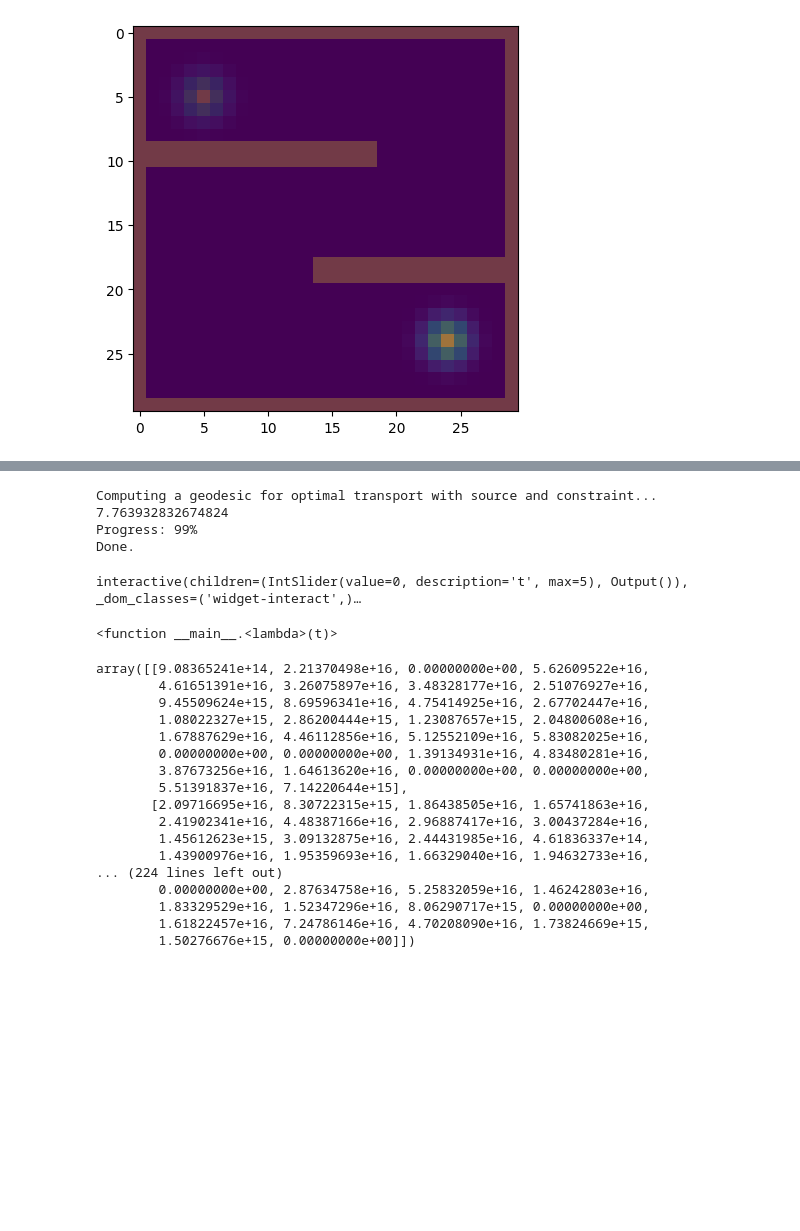
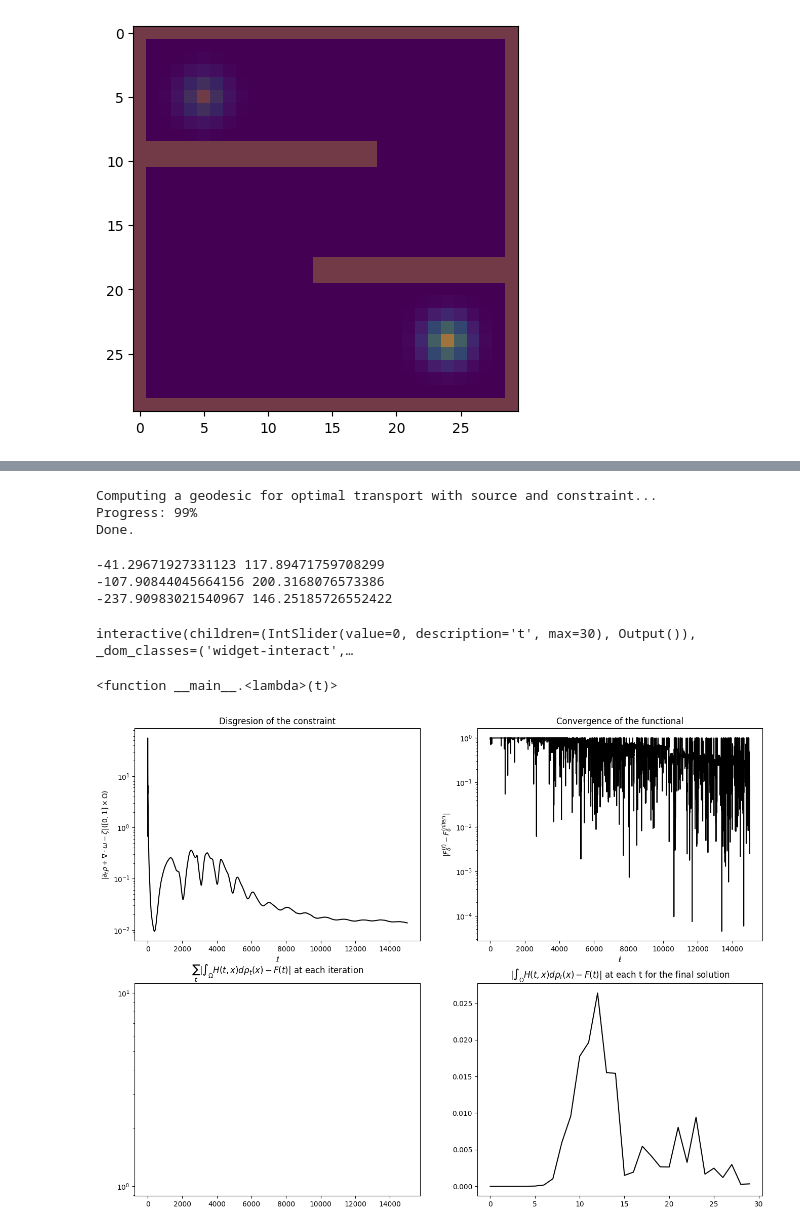
Before and after one commit to mao1756/pdot, a Jupyter notebook: exploratory/wfr_proximal_test.ipynb, the cells around one changed output, grey strips where cells are left out. Saved outputs shown, nothing was run; the diff lists cells and outputs as text; code cells hidden in the pictures; blank space fills up the shorter version.

```diff
--- a/exploratory/wfr_proximal_test.ipynb
+++ b/exploratory/wfr_proximal_test.ipynb
@@ -719,11 +745,18 @@ for i in range(T):
 # %%
 ll=(1.0, 1.0, 1.0)
-x, lists = computeGeodesic(rho_0, rho_1, T, ll, H, F, p= 2.0, q=2.0, delta=1.0, niter=1000)
+x, lists = computeGeodesic(rho_0, rho_1, T, ll, H, F, p= 2.0, q=2.0, delta=1.0, niter=15000) #alpha = 0.018, gamma = max(rho_0.max(), rho_1.max())/15)
 # %% [output]
 Computing a geodesic for optimal transport with source and constraint...
-7.763932832674824
 Progress: 99%
 Done.
+# %%
+print(x.V.Z.min(), x.V.Z.max())
+print(x.V.D[1].min(), x.V.D[1].max())
+print(x.V.D[2].min(), x.V.D[2].max())
+# %% [output]
+-41.29671927331123 117.89471759708299
+-107.90844045664156 200.3168076573386
+-237.90983021540967 146.25185726552422
 # %%
 def plot_maze_2(t, x, H, xx, yy, rho_0, rho_1, ismask=False):
     f, axes = plt.subplots(1, 3, figsize=[10, 5])
@@ -740,7 +773,7 @@ def plot_maze_2(t, x, H, xx, yy, rho_0, rho_1, ismask=False):
     elif t>=T:
         ax1.imshow(H[T-1])
         ax1.imshow(rho_1, alpha=0.5)
-        ims2 = ax2.imshow(x.V.Z[T-1], vmin=-40, vmax=40)
+        ims2 = ax2.imshow(x.V.Z[T-1], vmin=-5, vmax=5)
         cbar1 = f.colorbar(ims2, ax=ax2, shrink=0.47)
         ax3.quiver(xx, yy, x.V.D[2][T-1], x.V.D[1][T-1], cmap="gray_r")
         ax3.invert_yaxis()
@@ -751,11 +784,11 @@ def plot_maze_2(t, x, H, xx, yy, rho_0, rho_1, ismask=False):
             ax1.imshow(masked1)
         else:
             ax1.imshow(H[t])
-            ax1.imshow(x.V.D[0][t])
+            ax1.imshow(x.V.D[0][t], alpha=0.5)
         masked = np.ma.masked_where(np.abs(x.V.Z[t]) < 1e-3 , x.V.Z[t])
         cmap = plt.cm.viridis
         cmap.set_bad(color='white')  # Set color for masked values (zero values)
-        ims2 = ax2.imshow(masked, vmin=-40, vmax=40)
+        ims2 = ax2.imshow(masked, vmin=-5, vmax=5)
         cbar1 = f.colorbar(ims2, ax=ax2, shrink=0.47)
         ax3.quiver(xx, yy, x.V.D[2][t], x.V.D[1][t], cmap="gray_r")
         ax3.invert_yaxis()
@@ -767,25 +800,32 @@ def plot_maze_2(t, x, H, xx, yy, rho_0, rho_1, ismask=False):
 plot_elements9 = [x.copy(), H.copy(), xx, yy, rho_0.copy(), rho_1.copy(), False]
 interact(lambda t: plot_maze_2(t, *plot_elements9), t=widgets.IntSlider(min=0, max=T, step=1, value=0))
 # %% [output]
-interactive(children=(IntSlider(value=0, description='t', max=5), Output()), _dom_classes=('widget-interact',)…
+interactive(children=(IntSlider(value=0, description='t', max=30), Output()), _dom_classes=('widget-interact',…
 <function __main__.<lambda>(t)>
-# %%
-x.V.D[0][1]
-# %% [output]
-array([[9.08365241e+14, 2.21370498e+16, 0.00000000e+00, 5.62609522e+16,
-        4.61651391e+16, 3.26075897e+16, 3.48328177e+16, 2.51076927e+16,
-        9.45509624e+15, 8.69596341e+16, 4.75414925e+16, 2.67702447e+16,
-        1.08022327e+15, 2.86200444e+15, 1.23087657e+15, 2.04800608e+16,
-        1.67887629e+16, 4.46112856e+16, 5.12552109e+16, 5.83082025e+16,
-        0.00000000e+00, 0.00000000e+00, 1.39134931e+16, 4.83480281e+16,
-        3.87673256e+16, 1.64613620e+16, 0.00000000e+00, 0.00000000e+00,
-        5.51391837e+16, 7.14220644e+15],
-       [2.09716695e+16, 8.30722315e+15, 1.86438505e+16, 1.65741863e+16,
-        2.41902341e+16, 4.48387166e+16, 2.96887417e+16, 3.00437284e+16,
-        1.45612623e+15, 3.09132875e+16, 2.44431985e+16, 4.61836337e+14,
-        1.43900976e+16, 1.95359693e+16, 1.66329040e+16, 1.94632733e+16,
-... (224 lines left out)
-        0.00000000e+00, 2.87634758e+16, 5.25832059e+16, 1.46242803e+16,
-        1.83329529e+16, 1.52347296e+16, 8.06290717e+15, 0.00000000e+00,
-        1.61822457e+16, 7.24786146e+16, 4.70208090e+16, 1.73824669e+15,
-        1.50276676e+15, 0.00000000e+00]])
+# %%
+plt.figure(figsize=(16, 12))
+
+plt.subplot(2, 2, 1)
+plt.ylabel(r"$|\partial_t \rho + \nabla \cdot \omega - \zeta|([0,1]\times \Omega)$")
+plt.xlabel(r"$\ell$")
+plt.title("Disgresion of the constraint")
+plt.semilogy(lists[1], "k")
+
+plt.subplot(2, 2, 2)
+plt.ylabel(r"$|F_{\delta}^{(\ell)}-F_{\delta}^{(niter)}|$")
+plt.xlabel(r"$\ell$")
+plt.title("Convergence of the functional")
+minF = np.min(lists[0][-10:])
+plt.semilogy(np.minimum(1, np.abs(lists[0] - np.mean(lists[0][-10:]))), "k")
+
+plt.subplot(2, 2, 3)
+plt.title("$\sum_{t}|\int_{\Omega}H(t,x)d\\rho_t(x)-F(t)|$ at each iteration")
+plt.semilogy(lists[2], "k")
+
+plt.subplot(2, 2, 4)
+plt.title("$|\int_{\Omega}H(t,x)d\\rho_t(x)-F(t)|$ at each t for the final solution")
+plt.plot(np.abs(np.sum(x.V.D[0]*H, axis=(1,2))*1./900.-F), "k")
+
+plt.show()
+# %% [output]
+[figure, added]
```
Also changed, not shown: parts of 5 cells of this notebook, 2 other files.
